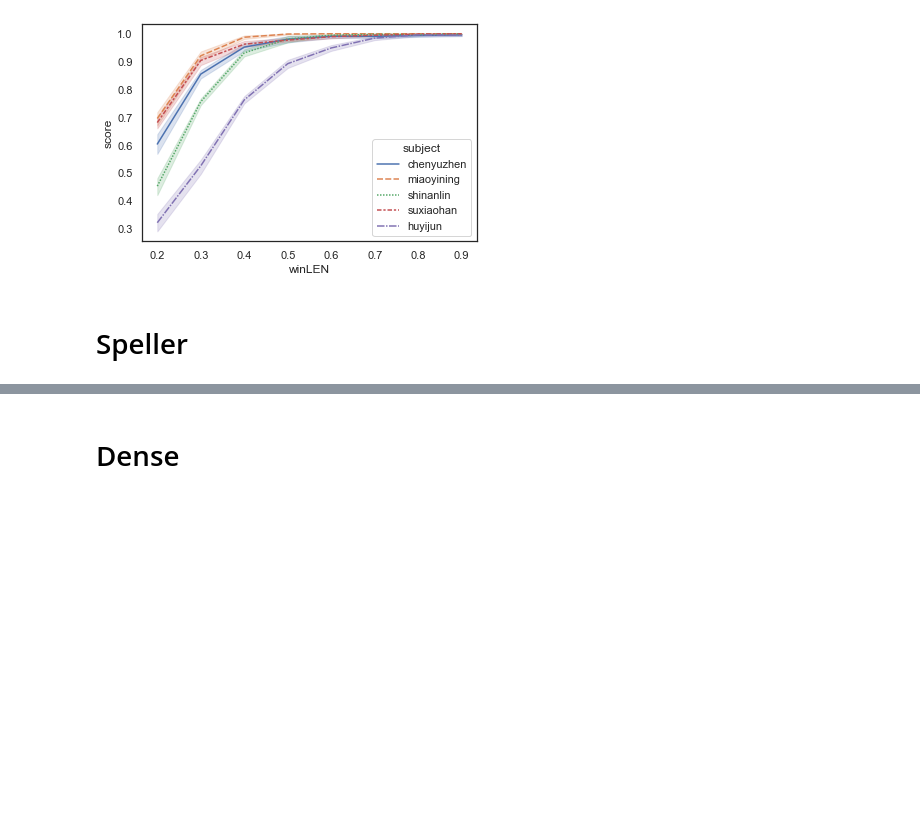
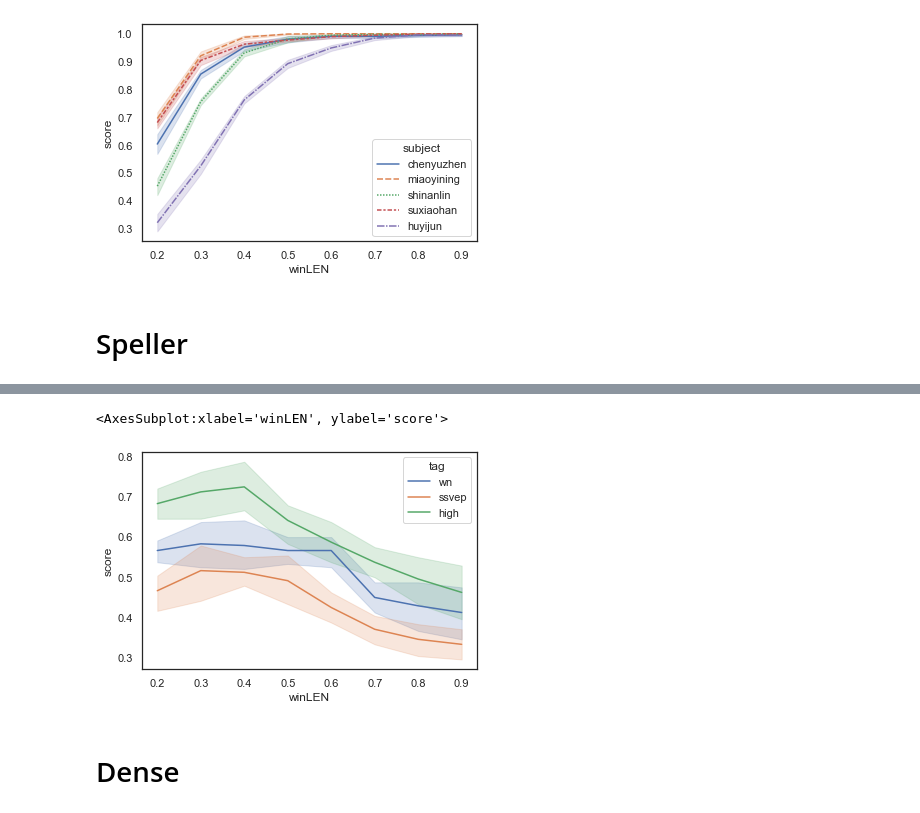
Before and after one commit to shinanlin/WN-BCI, a Jupyter notebook: analysis/bciPerformance.ipynb, the cells around one changed output, grey strips where cells are left out. Drawn from its saved outputs; the diff is of its cells as text; code cells hidden in the pictures; blank space fills up the shorter version.

```diff
--- a/analysis/bciPerformance.ipynb
+++ b/analysis/bciPerformance.ipynb
@@ -122,3 +148,11 @@ plt.savefig('./images/wn.png',format='png',dpi=300)
+# %%
+f,ax = plt.subplots()
+sns.lineplot(data=scores[scores.subject=='zhaoxiaobai'],x='winLEN',y='score',hue='tag')
+# ax.set_xlim([0.2,0.6])
+# ax.set_ylim([0.9,1])
+# %% [output]
+<AxesSubplot:xlabel='winLEN', ylabel='score'>
+[figure, added]
 # %% [markdown]
 # Dense
 # %%
```
Also changed, not shown: parts of 4 cells of this notebook, 14 other files.
